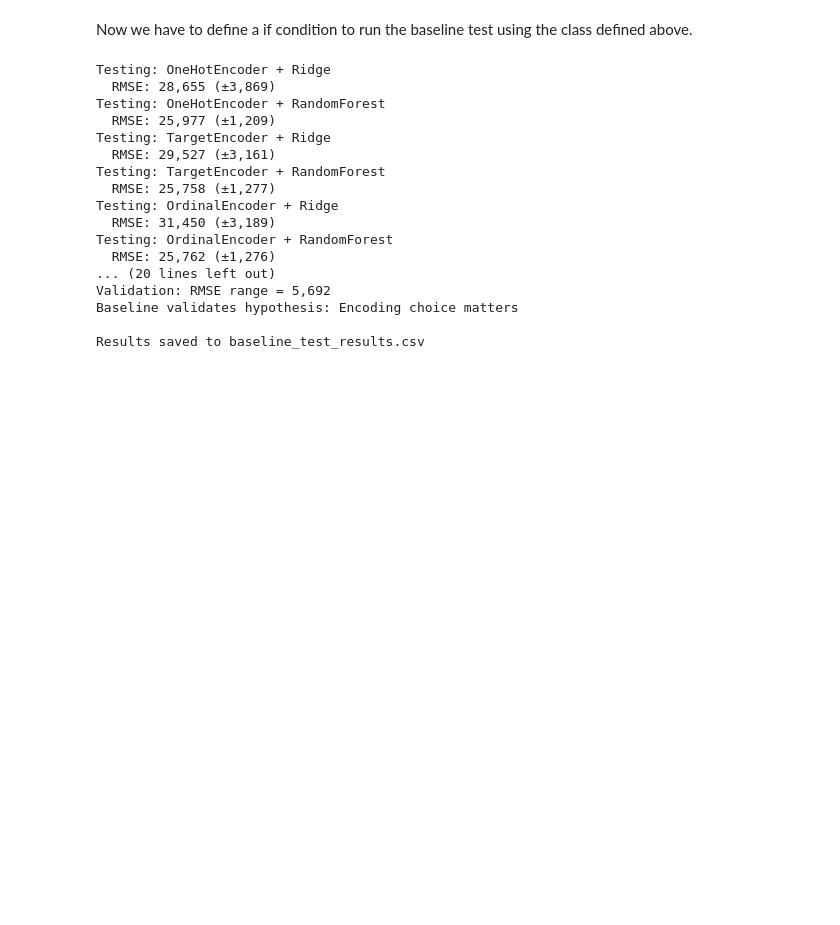
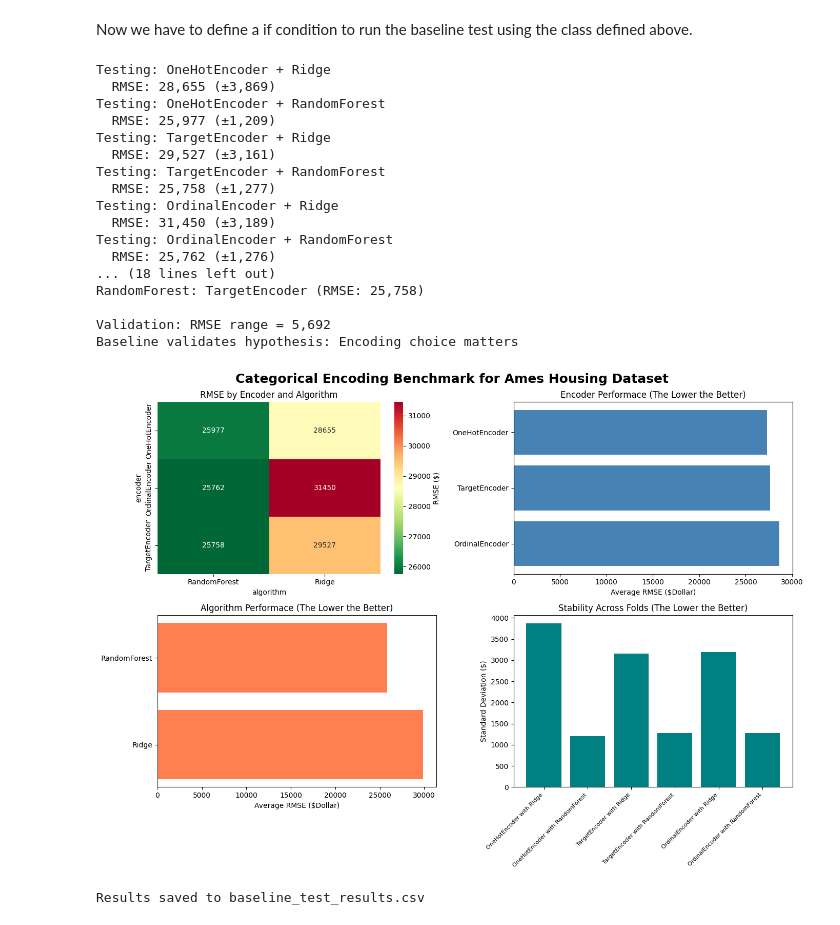
Before and after one commit to Arashjamehbozorg/bachelor-thesis-categorical-encoding-benchmark, a Jupyter notebook: notebooks/01_baseline_encoding_benchmark.ipynb, the cells around one changed output. Saved outputs shown, nothing was run; the diff lists cells and outputs as text; code cells hidden in the pictures; blank space fills up the shorter version.

Commit message:
Added Heatmap and Barcharts getting created as a png in results folder for better understanding of the results

```diff
--- a/notebooks/01_baseline_encoding_benchmark.ipynb
+++ b/notebooks/01_baseline_encoding_benchmark.ipynb
@@ -200,33 +236,39 @@ Now we have to define a if condition to run the baseline test using the class de
 # ## Run Baseline Test
 
 if X is not None:
     # Initialize and run baseline
     baseline = EncodingBenchmark(random_state=42)
 
     # Run the test
     results = baseline.run_baseline_test(X, y, cat_columns, num_columns)
 
     # Analyze results
     analysis = baseline.analyse_results(results)
 
+    # visualize results
+    baseline.visualize_results(results)
+
+
     # Save results
     results.to_csv('../results/baseline_test_results.csv', index=False)
     print(f"\nResults saved to baseline_test_results.csv")
 # %% [output]
 Testing: OneHotEncoder + Ridge
   RMSE: 28,655 (±3,869)
 Testing: OneHotEncoder + RandomForest
   RMSE: 25,977 (±1,209)
 Testing: TargetEncoder + Ridge
   RMSE: 29,527 (±3,161)
 Testing: TargetEncoder + RandomForest
   RMSE: 25,758 (±1,277)
 Testing: OrdinalEncoder + Ridge
   RMSE: 31,450 (±3,189)
 Testing: OrdinalEncoder + RandomForest
   RMSE: 25,762 (±1,276)
-... (20 lines left out)
+... (18 lines left out)
+RandomForest: TargetEncoder (RMSE: 25,758)
+
 Validation: RMSE range = 5,692
 Baseline validates hypothesis: Encoding choice matters
-
-Results saved to baseline_test_results.csv
+[figure, added]
+Results saved to baseline_test_results.csv
```
Also changed, not shown: parts of 2 cells of this notebook, 1 other file.
